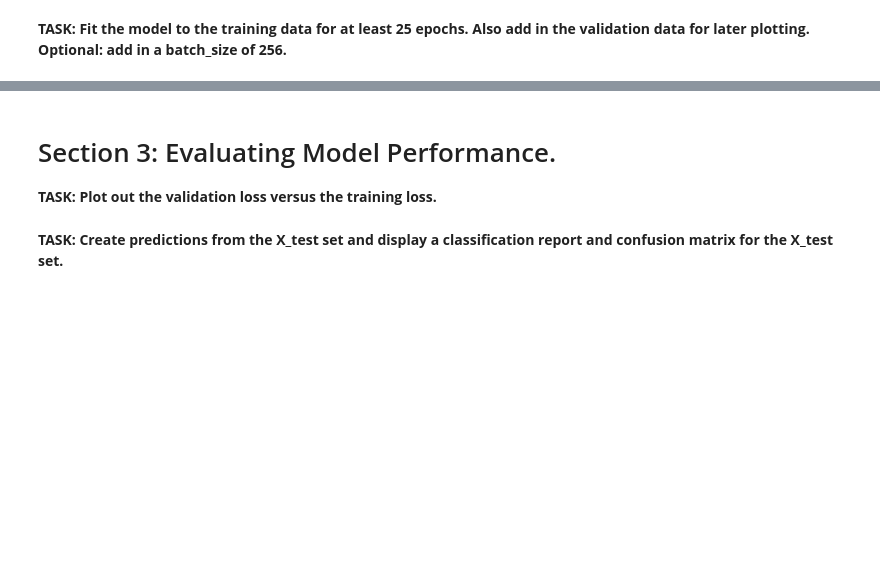
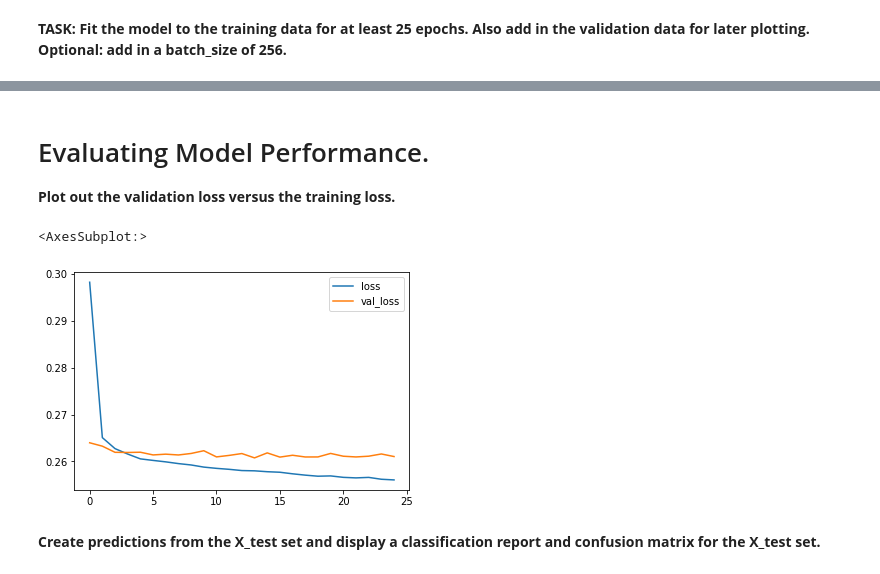
Before and after one commit to sathishkumar118/EDA-with-Lending-club-dataset, a Jupyter notebook: own_experimentation.ipynb, the cells around one changed output, grey strips where cells are left out. Drawn from its saved outputs; the diff is of its cells as text; code cells hidden in the pictures; blank space fills up the shorter version.

Commit message:
Keras model and its predictions

```diff
--- a/own_experimentation.ipynb
+++ b/own_experimentation.ipynb
@@ -597 +735,5 @@ print(len(df))
+# %%
+scaler = MinMaxScaler()
+X_train_new = scaler.fit_transform(X_train)
+X_test_new = scaler.transform(X_test)
 # %% [markdown]
@@ -615,0 +749,16 @@ model = Sequential()
+# %%
+# CODE HERE
+model = Sequential()
+
+model.add(Dense(78, activation = 'relu'))
+model.add(Dropout(0.2))
+
+model.add(Dense(39, activation = 'relu'))
+model.add(Dropout(0.2))
+
+model.add(Dense(19, activation = 'relu'))
+model.add(Dropout(0.2))
+
+model.add(Dense(1, activation = 'sigmoid'))
+
+model.compile(loss = 'binary_crossentropy', optimizer = 'adam')
@@ -619,0 +771,2 @@ model = Sequential()
+# %%
+model.fit(x = X_train_new, y = y_train, epochs = 25, batch_size = 256, validation_data = (X_test_new, y_test))
@@ -624,4 +798,4 @@ model = Sequential()
 # %% [markdown]
-# Section 3: Evaluating Model Performance.
+# Evaluating Model Performance.
 
-**TASK: Plot out the validation loss versus the training loss.**
+**Plot out the validation loss versus the training loss.**
@@ -630,2 +802,9 @@ model = Sequential()
+# %%
+losses = pd.DataFrame(model.history.history)
+# %%
+losses.plot()
+# %% [output]
+<AxesSubplot:>
+[figure, added]
 # %% [markdown]
-**TASK: Create predictions from the X_test set and display a classification report and confusion matrix for the X_test set.**
+**Create predictions from the X_test set and display a classification report and confusion matrix for the X_test set.**
```
Also changed, not shown: parts of 185 cells of this notebook.
